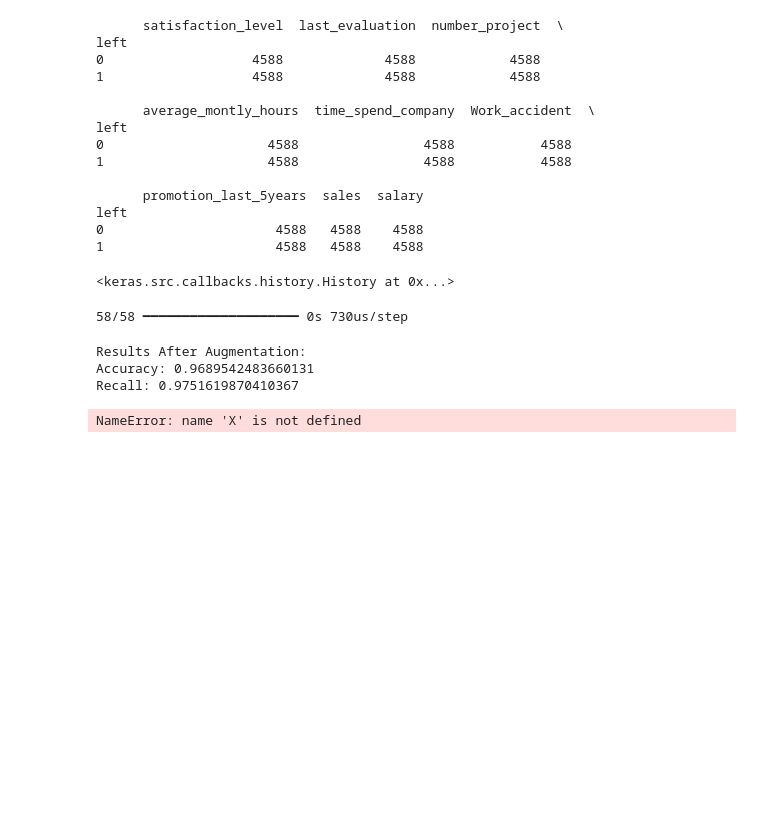
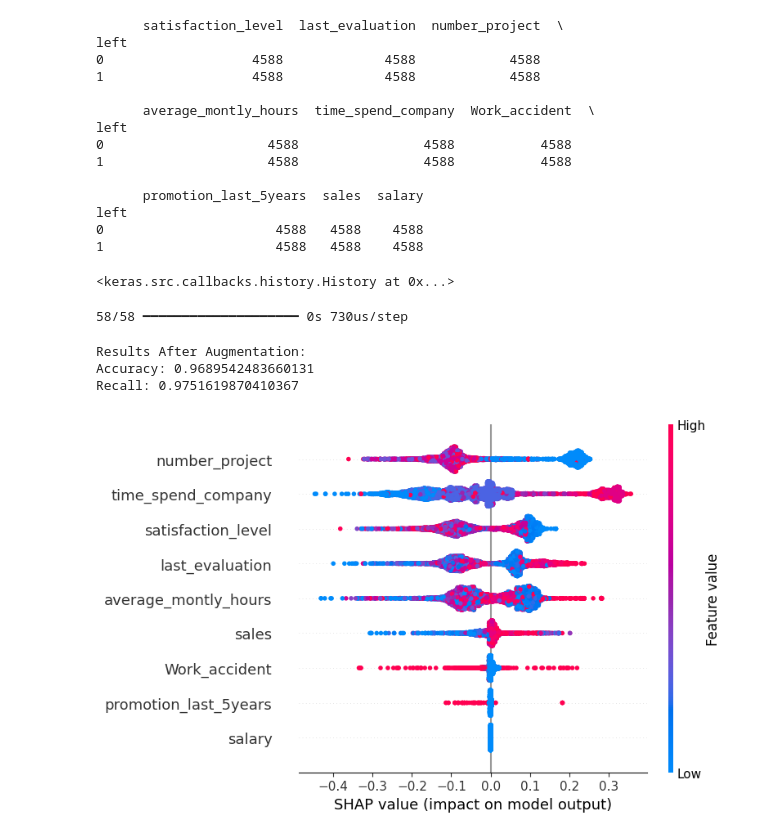
Before and after one commit to rizyxy/adb, a Jupyter notebook: cluster_1.ipynb, the cells around one changed output. Cells and saved outputs as stored; diff of their text form; code cells hidden in the pictures; blank space fills up the shorter version.

Commit message:
Fixed SHAP

```diff
--- a/cluster_1.ipynb
+++ b/cluster_1.ipynb
@@ -1,7 +1,7 @@
 # %%
 import pandas as pd
 
-dataset = pd.read_csv('cluster_0.csv')
+dataset = pd.read_csv('cluster_1.csv')
 print(dataset.head())
 # %% [output]
    satisfaction_level  last_evaluation  number_project  average_montly_hours  \
@@ -233,11 +233,9 @@ Recall: 0.9751619870410367
 # %%
 import shap
 
 shap_explainer = shap.Explainer(model, x)
 shap_values = shap_explainer(x)
 
-shap_df = pd.DataFrame(shap_values.values, columns=x.columns)
+shap.summary_plot(shap_values, x)
+# %% [output]
+[figure, added]
-# %%
-shap.summary_plot(shap_values, x)
-# %% [output]
-NameError: name 'X' is not defined
```
Also changed, not shown: 7 other files.
